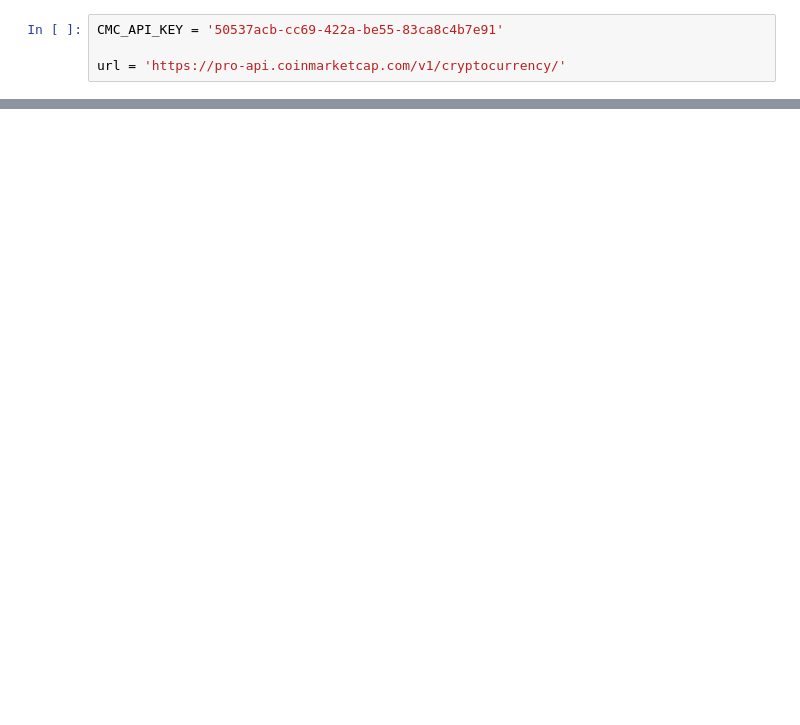
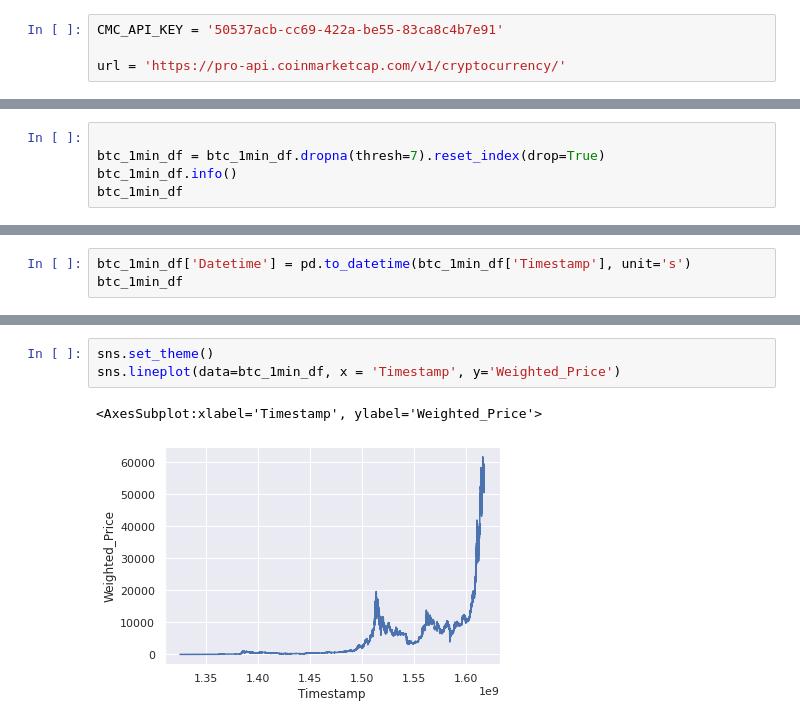
Before and after one commit to jerrycatron/spring2021, a Jupyter notebook: final/final_tutorial.ipynb, the cells around one changed output, grey strips where cells are left out. Cells and saved outputs as stored; diff of their text form; blank space fills up the shorter version.

```diff
--- a/final/final_tutorial.ipynb
+++ b/final/final_tutorial.ipynb
@@ -65,0 +68,5 @@ btc_1min_df
+# %%
+
+btc_1min_df = btc_1min_df.dropna(thresh=7).reset_index(drop=True)
+btc_1min_df.info()
+btc_1min_df
@@ -65,0 +102,3 @@ btc_1min_df
+# %%
+btc_1min_df['Datetime'] = pd.to_datetime(btc_1min_df['Timestamp'], unit='s')
+btc_1min_df
@@ -65,0 +119,6 @@ btc_1min_df
+# %%
+sns.set_theme()
+sns.lineplot(data=btc_1min_df, x = 'Timestamp', y='Weighted_Price')
+# %% [output]
+<AxesSubplot:xlabel='Timestamp', ylabel='Weighted_Price'>
+[figure, added]
```
Also changed, not shown: parts of 6 cells of this notebook.
